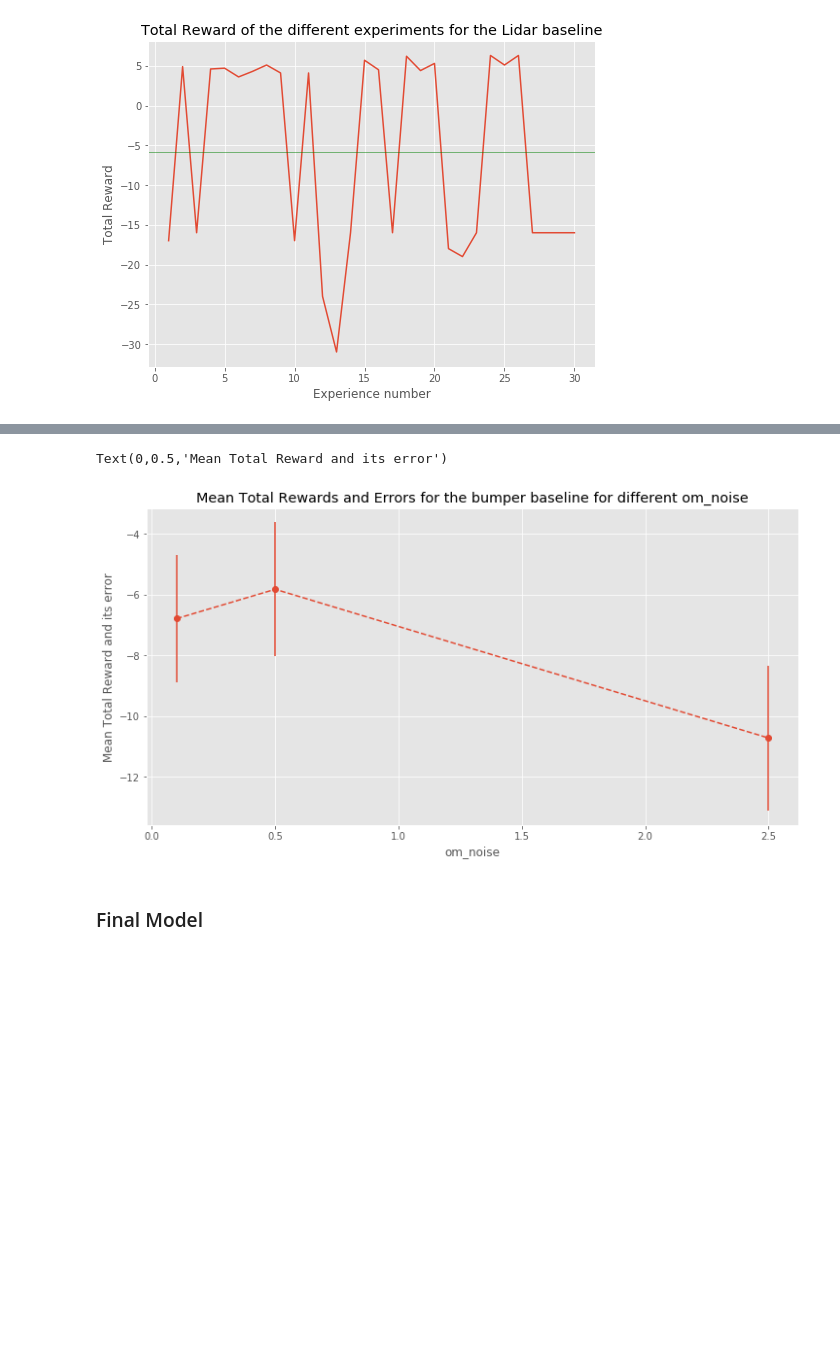
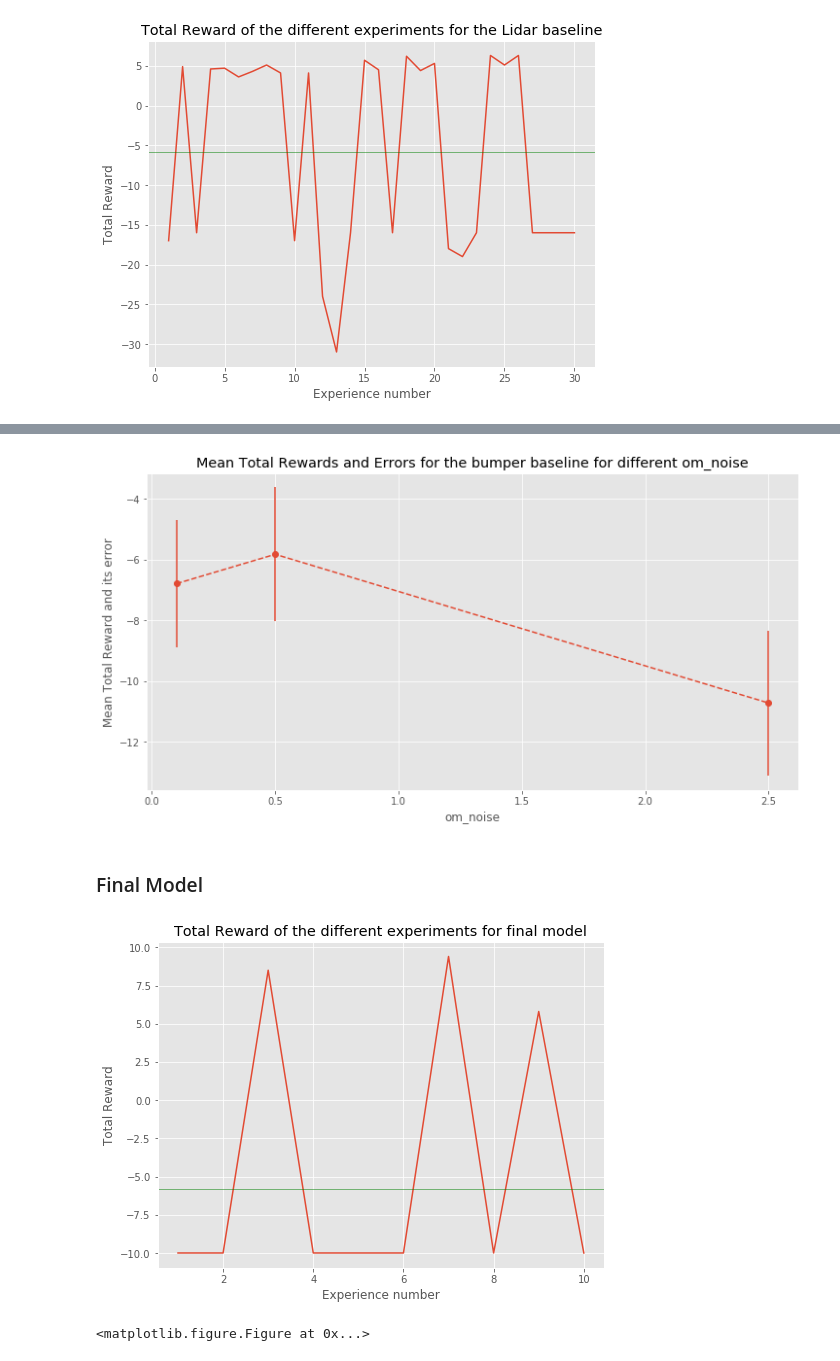
Before and after one commit to cbartolm/CS238_Project, a Jupyter notebook: Plot results.ipynb, the cells around one changed output, grey strips where cells are left out. Drawn from its saved outputs; the diff is of its cells as text; code cells hidden in the pictures; blank space fills up the shorter version.

Commit message:
results update

```diff
--- a/Plot results.ipynb
+++ b/Plot results.ipynb
@@ -65,7 +64,7 @@ Text(0,0.5,'Mean Total Reward and its error')
 # %% [markdown]
 ### Lidar Baseline
 # %%
-lidar_standard = pd.read_csv("./baseline_lidar.csv")
+lidar_standard = pd.read_csv("./results/baseline_lidar.csv")
 plt.figure(4, figsize=(8,6))
 
 plt.plot(lidar_standard.iloc[:,0],lidar_standard.iloc[:,1])
@@ -77,7 +76,7 @@ plt.xlabel("Experience number")
 mean_value = np.mean(lidar_standard.iloc[:,1])
 plt.axhline(y=mean_value, xmin=0, xmax=1, linewidth=0.5, color = 'g')
 
-savefig('lidar_curve.png')
+plt.savefig('lidar_curve.png')
 # %% [output]
 [figure]
 # %%
@@ -108,23 +106,27 @@ plt.title("Mean Total Rewards and Errors for the bumper baseline for different o
 plt.xlabel("om_noise")
 plt.ylabel("Mean Total Reward and its error")
 
-savefig('lidar_om_noise.png')
+plt.savefig('lidar_om_noise.png')
 # %% [output]
-Text(0,0.5,'Mean Total Reward and its error')
 [figure]
 # %% [markdown]
 ### Final Model
 # %%
-final_standard = pd.read_csv("./final_method.csv")
+final_standard = pd.read_csv("./results/final_method.csv")
 plt.figure(7, figsize=(8,6))
 
-plt.plot(lidar_standard.iloc[:,0],lidar_standard.iloc[:,1])
+plt.plot(final_standard.iloc[:,0],final_standard.iloc[:,1])
 plt.title("Total Reward of the different experiments for final model")
 plt.ylabel("Total Reward")
 plt.xlabel("Experience number")
 
 # Plot mean value
 mean_value = np.mean(lidar_standard.iloc[:,1])
 plt.axhline(y=mean_value, xmin=0, xmax=1, linewidth=0.5, color = 'g')
 
 plt.show()
+
+plt.savefig('final_model_curve.png')
+# %% [output]
+[figure, added]
+<matplotlib.figure.Figure at 0x...>
```
Also changed, not shown: parts of 4 cells of this notebook, 10 other files.
